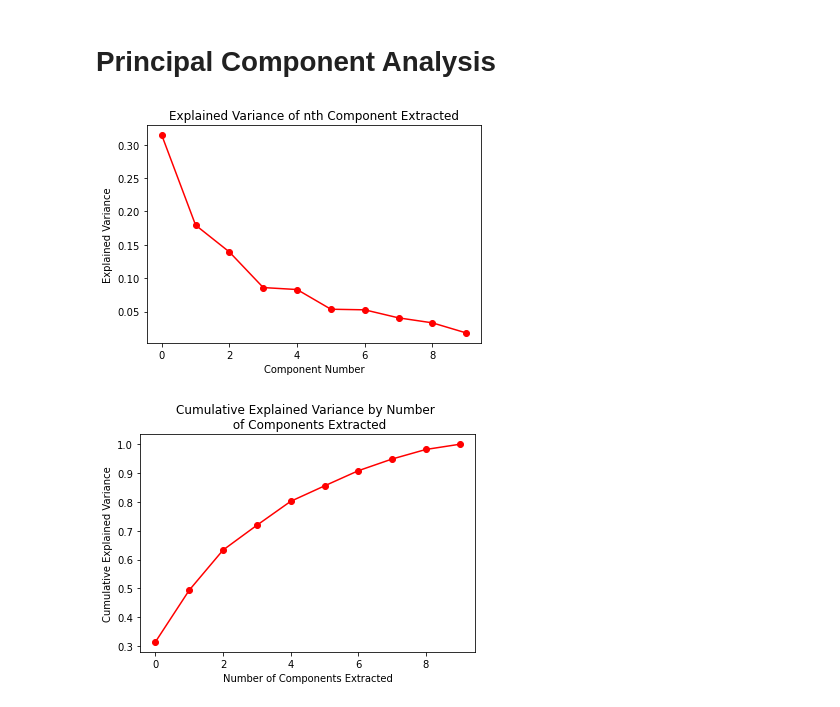
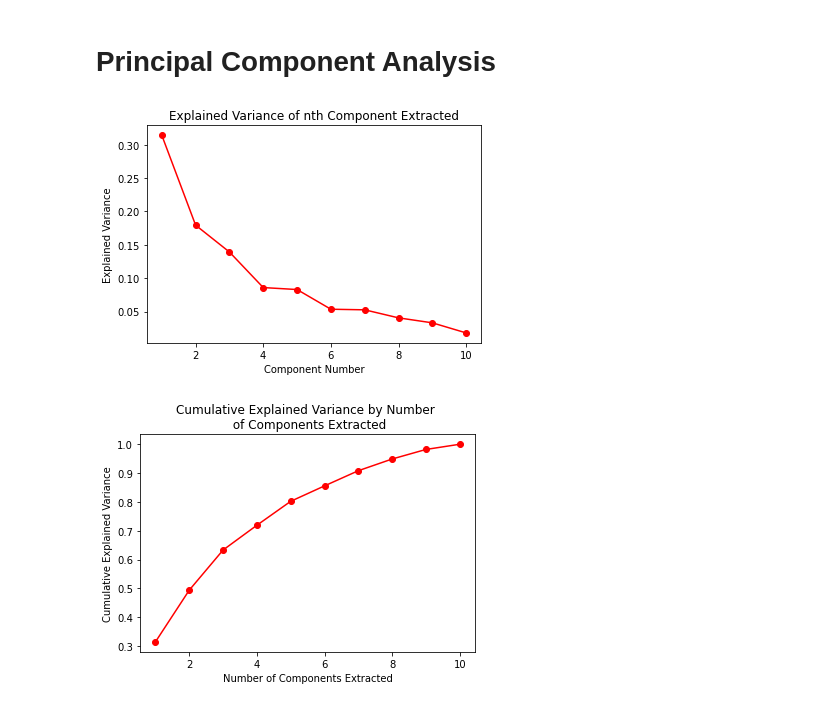
Before and after one commit to JulioAQuintana/FinalProject, a Jupyter notebook: Model/PCA.ipynb, the cells around one changed output. Saved outputs shown, nothing was run; the diff lists cells and outputs as text; code cells hidden in the pictures.

Commit message:
Modifying marginal and cumulative explained variance graphs

```diff
--- a/Model/PCA.ipynb
+++ b/Model/PCA.ipynb
@@ -76,20 +76,20 @@ pca = PCA(n_components = 10)
 # Extract from offensive features to 10 components
 X_off_pca = pca.fit_transform(X_off_scaled)
 # %%
-plt.plot(np.arange(pca.n_components_) , pca.explained_variance_ratio_, 'o-', color = "red")
+plt.plot(np.arange(pca.n_components_)+1 , pca.explained_variance_ratio_, 'o-', color = "red")
 plt.title("Explained Variance of nth Component Extracted")
 plt.xlabel("Component Number")
 plt.ylabel("Explained Variance")
 plt.show()
 plt.close()
 # %% [output]
-[figure, old version]
+[figure, new version]
 # %%
-plt.plot(np.arange(pca.n_components_) , pca.explained_variance_ratio_.cumsum(), 'o-', color = "red")
+plt.plot(np.arange(pca.n_components_)+1 , pca.explained_variance_ratio_.cumsum(), 'o-', color = "red")
 plt.title("Cumulative Explained Variance by Number \n of Components Extracted")
 plt.xlabel("Number of Components Extracted")
 plt.ylabel("Cumulative Explained Variance")
 plt.show()
 plt.close()
 # %% [output]
-[figure, old version]
+[figure, new version]
```
